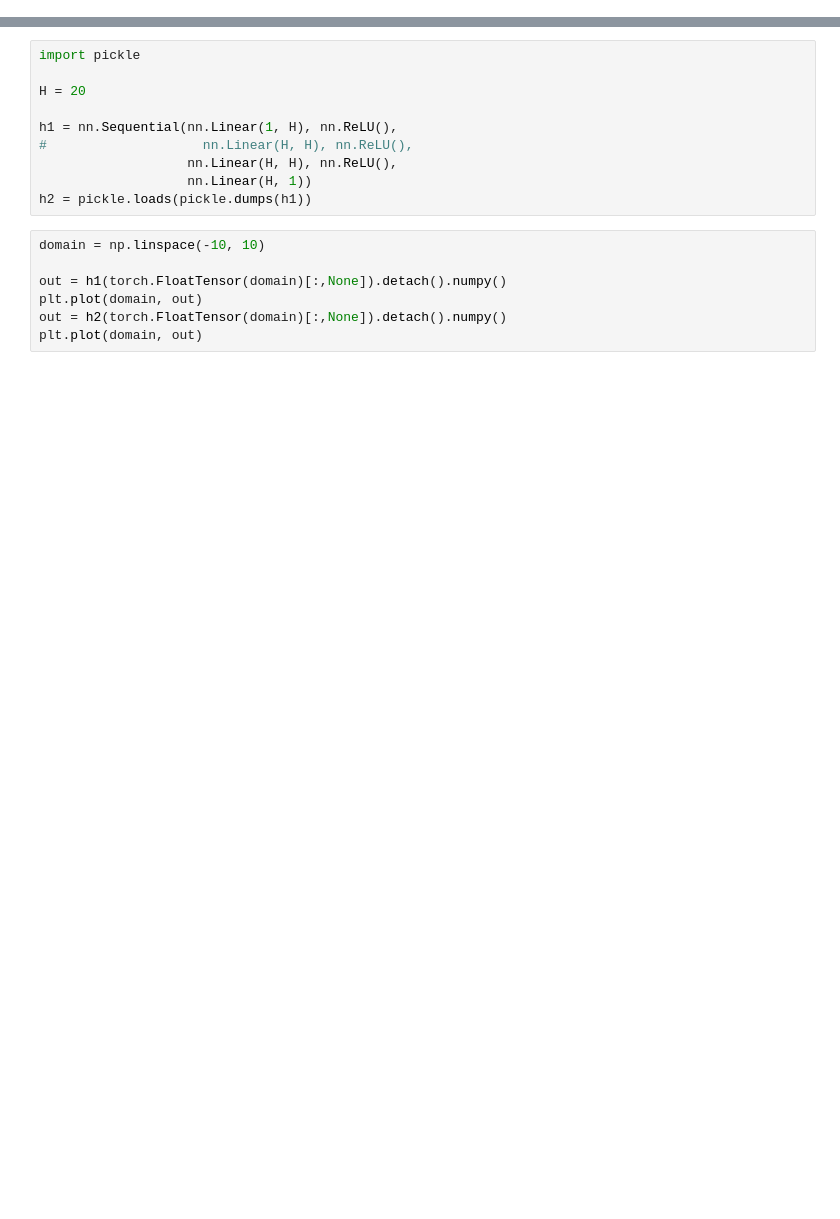
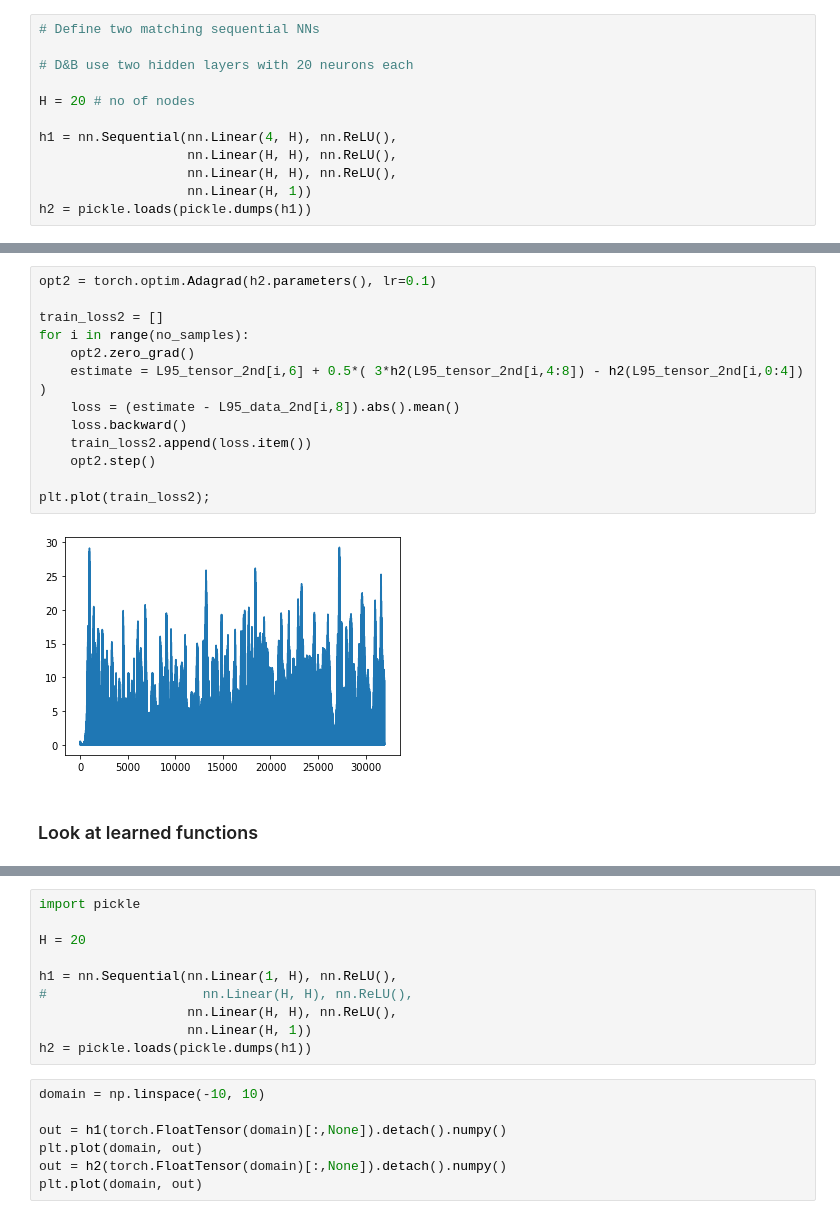
Before and after one commit to RachelFurner/DynamicPrediction, a Jupyter notebook: Testing-integrator-objectives.ipynb, the cells around one changed output, grey strips where cells are left out. Cells and saved outputs as stored; diff of their text form; blank space fills up the shorter version.

```diff
--- a/Testing-integrator-objectives.ipynb
+++ b/Testing-integrator-objectives.ipynb
@@ -16,0 +149,12 @@ import torch.nn as nn
+# %%
+# Define two matching sequential NNs
+
+# D&B use two hidden layers with 20 neurons each
+
+H = 20 # no of nodes
+
+h1 = nn.Sequential(nn.Linear(4, H), nn.ReLU(),
+                   nn.Linear(H, H), nn.ReLU(),
+                   nn.Linear(H, H), nn.ReLU(),
+                   nn.Linear(H, 1))
+h2 = pickle.loads(pickle.dumps(h1))
@@ -16,0 +257,17 @@ import torch.nn as nn
+# %%
+opt2 = torch.optim.Adagrad(h2.parameters(), lr=0.1)
+
+train_loss2 = []
+for i in range(no_samples):
+    opt2.zero_grad()
+    estimate = L95_tensor_2nd[i,6] + 0.5*( 3*h2(L95_tensor_2nd[i,4:8]) - h2(L95_tensor_2nd[i,0:4]) )
+    loss = (estimate - L95_data_2nd[i,8]).abs().mean()
+    loss.backward()
+    train_loss2.append(loss.item())
+    opt2.step()
+
+plt.plot(train_loss2);
+# %% [output]
+[figure, added]
+# %% [markdown]
+### Look at learned functions
```
Also changed, not shown: parts of 32 cells of this notebook.
